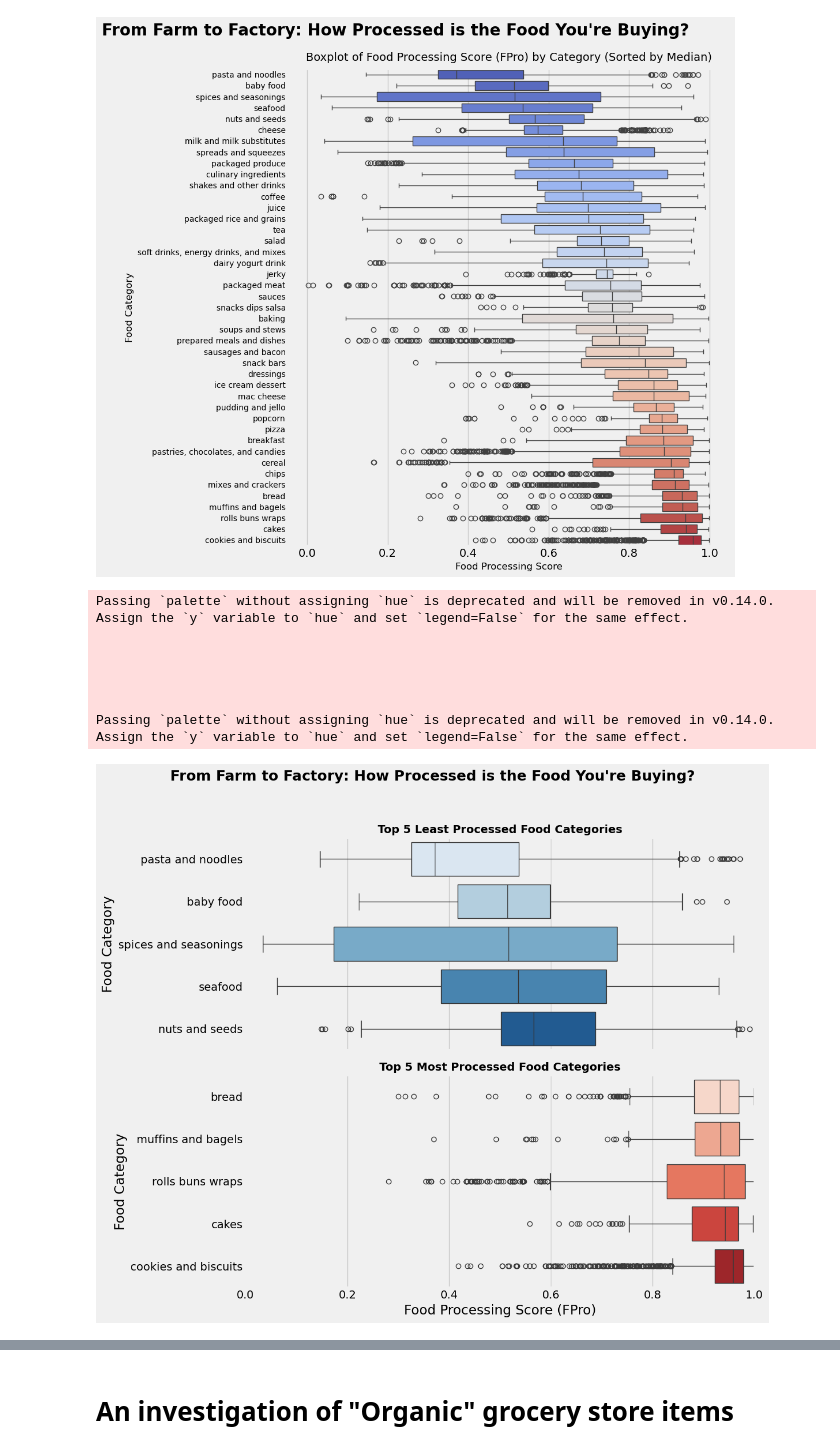
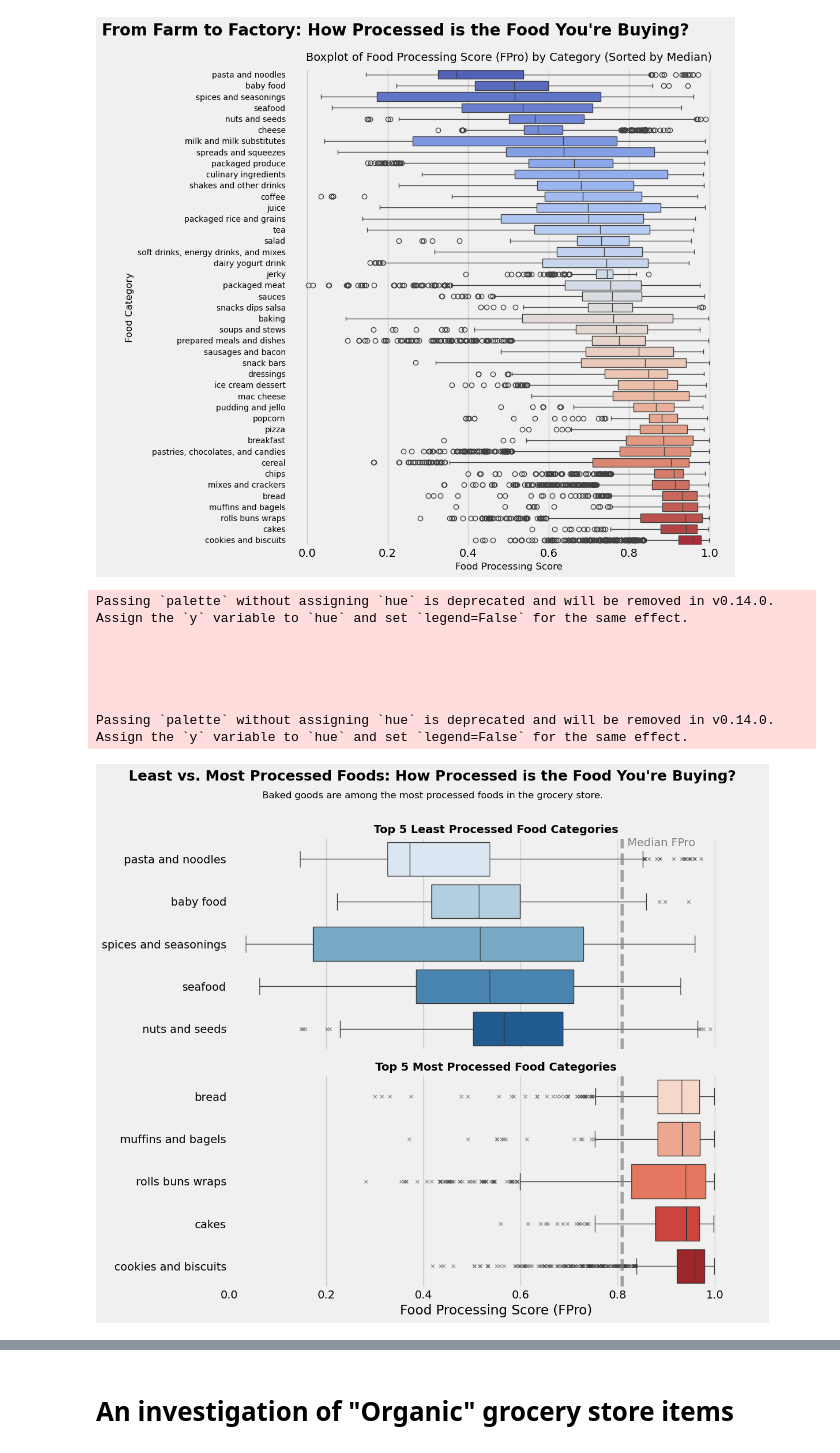
Before and after one commit to vdanielb/groceryDB-visualizations, a Jupyter notebook: vis.ipynb, the cells around one changed output, grey strips where cells are left out. Drawn from its saved outputs; the diff is of its cells as text; code cells hidden in the pictures.

Commit message:
stuff

```diff
--- a/vis.ipynb
+++ b/vis.ipynb
@@ -160,40 +160,56 @@ plt.show()
 Passing `palette` without assigning `hue` is deprecated and will be removed in v0.14.0. Assign the `y` variable to `hue` and set `legend=False` for the same effect.
 [figure]
 # %%
+least_processed = category_order[:5]
+most_processed = category_order[-5:]
+median_fpro=grocery2['FPro'].median()
+
+# Style stuff
+flier_props = dict(marker='x', markersize=4, markerfacecolor='black', alpha=0.5)
 plt.style.use("fivethirtyeight")
-least_processed = category_order[:5]
-most_processed = category_order[-1:-6:-1]
 
 # Create subplots
 fig, axes = plt.subplots(nrows=2, ncols=1, figsize=(12, 10), sharex=True)
-# Left: Least processed
+
+# Top: Least processed
 sns.boxplot(data=grocery2[grocery2['category'].isin(least_processed)],
             x='FPro', y='category', order=least_processed,
-            palette='Blues', ax=axes[0])
+            palette='Blues', ax=axes[0],
+            flierprops=flier_props)
 axes[0].set_title("Top 5 Least Processed Food Categories", fontsize=14, fontweight='bold')
 axes[0].set_xlabel("")
-axes[0].set_ylabel("Food Category")
-axes[0].set_xlim(0, 1)
+axes[0].set_ylabel("")
+axes[0].set_xlim(0, 1.1)
 
 # Bottom: Most processed
 sns.boxplot(data=grocery2[grocery2['category'].isin(most_processed)],
-            x='FPro', y='category', order=most_processed[::-1],
-            palette='Reds', ax=axes[1])
+            x='FPro', y='category', order=most_processed,
+            palette='Reds', ax=axes[1],
+            flierprops=flier_props)
 axes[1].set_title("Top 5 Most Processed Food Categories", fontsize=14, fontweight='bold')
 axes[1].set_xlabel("Food Processing Score (FPro)")
-axes[1].set_ylabel("Food Category")
+axes[1].set_ylabel("")
 
-# Super title and layout
-fig.suptitle("From Farm to Factory: How Processed is the Food You're Buying?",
+# Title and subtitle
+fig.suptitle("Least vs. Most Processed Foods: How Processed is the Food You're Buying?",
              fontsize=18, fontweight='bold', y=0.98)
+fig.text(0.5, 0.93, "Baked goods are among the most processed foods in the grocery store.",
+         ha='center', fontsize=12)
+
+# Add median FPro line with label
+axes[0].axvline(median_fpro, linestyle='--', color='gray', alpha=0.7, label='Median FPro')
+axes[1].axvline(median_fpro, linestyle='--', color='gray', alpha=0.7, label='Median FPro')
+
+axes[0].text(median_fpro+0.01, -0.3, 'Median FPro', color='gray')
+
 plt.tight_layout(rect=[0, 0, 1, 0.95])
 plt.show()
 # %% [output]
 Passing `palette` without assigning `hue` is deprecated and will be removed in v0.14.0. Assign the `y` variable to `hue` and set `legend=False` for the same effect.
 
 
 
 
 
 Passing `palette` without assigning `hue` is deprecated and will be removed in v0.14.0. Assign the `y` variable to `hue` and set `legend=False` for the same effect.
-[figure, old version]
+[figure, new version]
```
Also changed, not shown: parts of 4 cells of this notebook, 4 other files.
